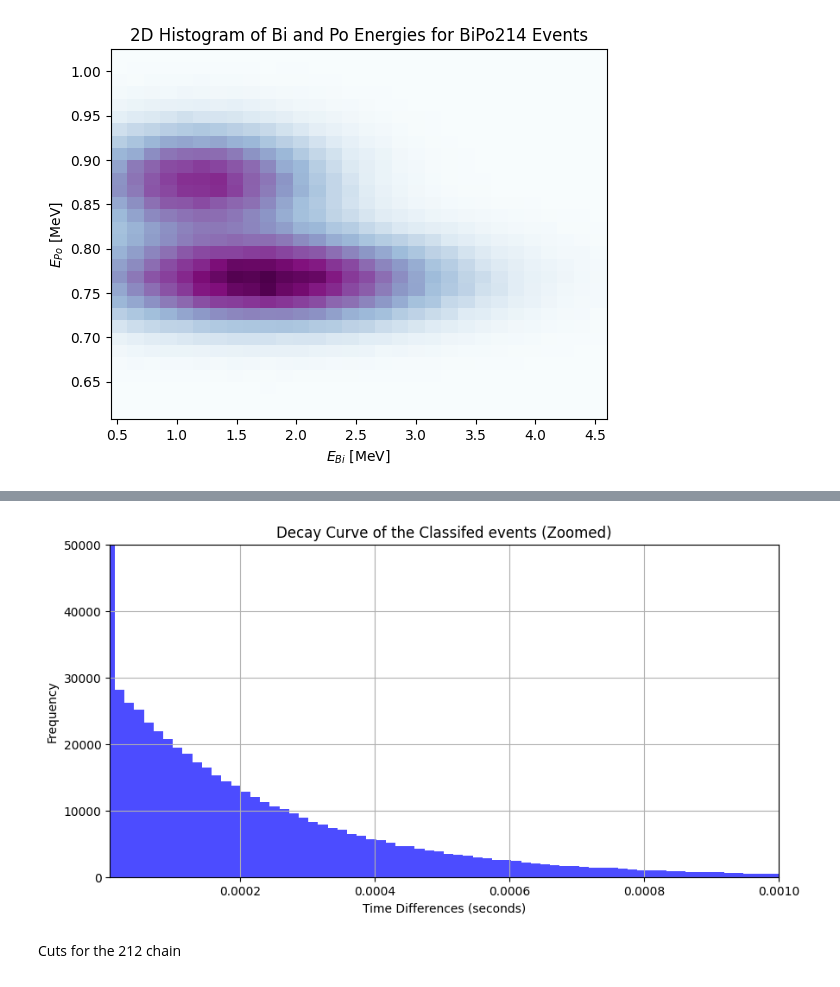
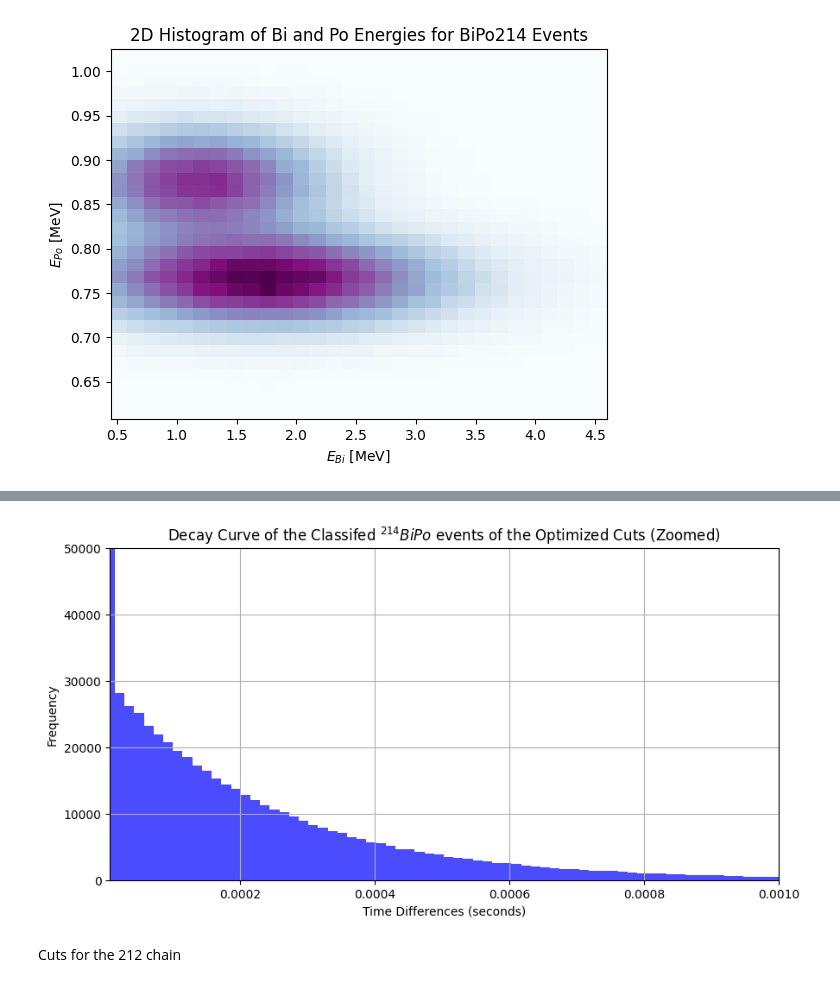
Before and after one commit to anuragxorma/BiPoClassification, a Jupyter notebook: classical_cuts/cuts_classical_and_optimized.ipynb, the cells around one changed output, grey strips where cells are left out. Saved outputs shown, nothing was run; the diff lists cells and outputs as text; code cells hidden in the pictures.

```diff
--- a/classical_cuts/cuts_classical_and_optimized.ipynb
+++ b/classical_cuts/cuts_classical_and_optimized.ipynb
@@ -490,7 +523,7 @@ plot_histogram(time_diff_214, "Decay Curve of the Classifed events", "../plots/c
 # %%
-plot_histogram(time_diff_214, "Decay Curve of the Classifed events (Zoomed)", "../plots/classical_cuts/decay_curve_214_zoomed_optcuts", "blue", x_limits=(0.000007, 0.0010), y_limits=(0, 50000) )
+plot_histogram(time_diff_214, r"Decay Curve of the Classifed $^{214}BiPo$ events of the Optimized Cuts (Zoomed)", "../plots/classical_cuts/decay_curve_214_zoomed_optcuts", "blue", x_limits=(0.000007, 0.0010), y_limits=(0, 50000) )
 # %% [output]
-[figure, old version]
+[figure, new version]
 # %% [markdown]
 Cuts for the 212 chain
 # %%
```
Also changed, not shown: parts of 16 cells of this notebook, 24 other files.
